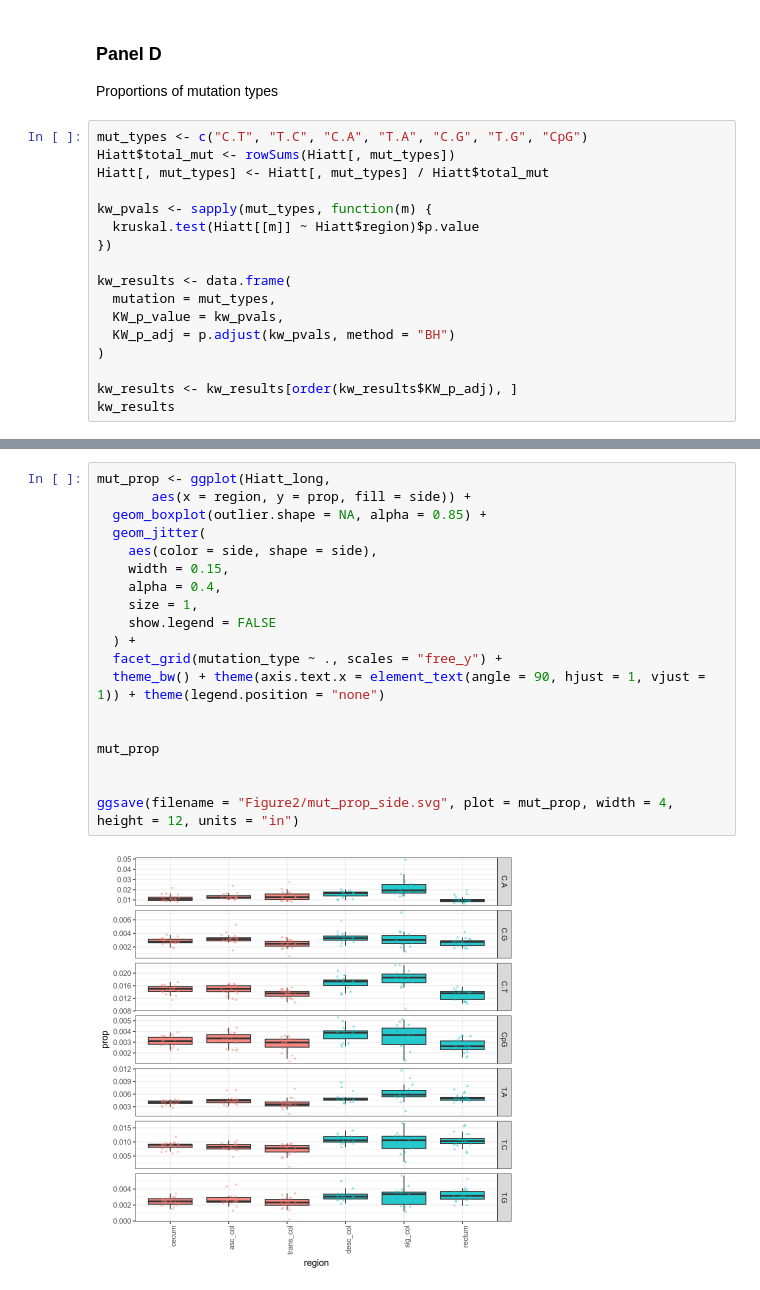
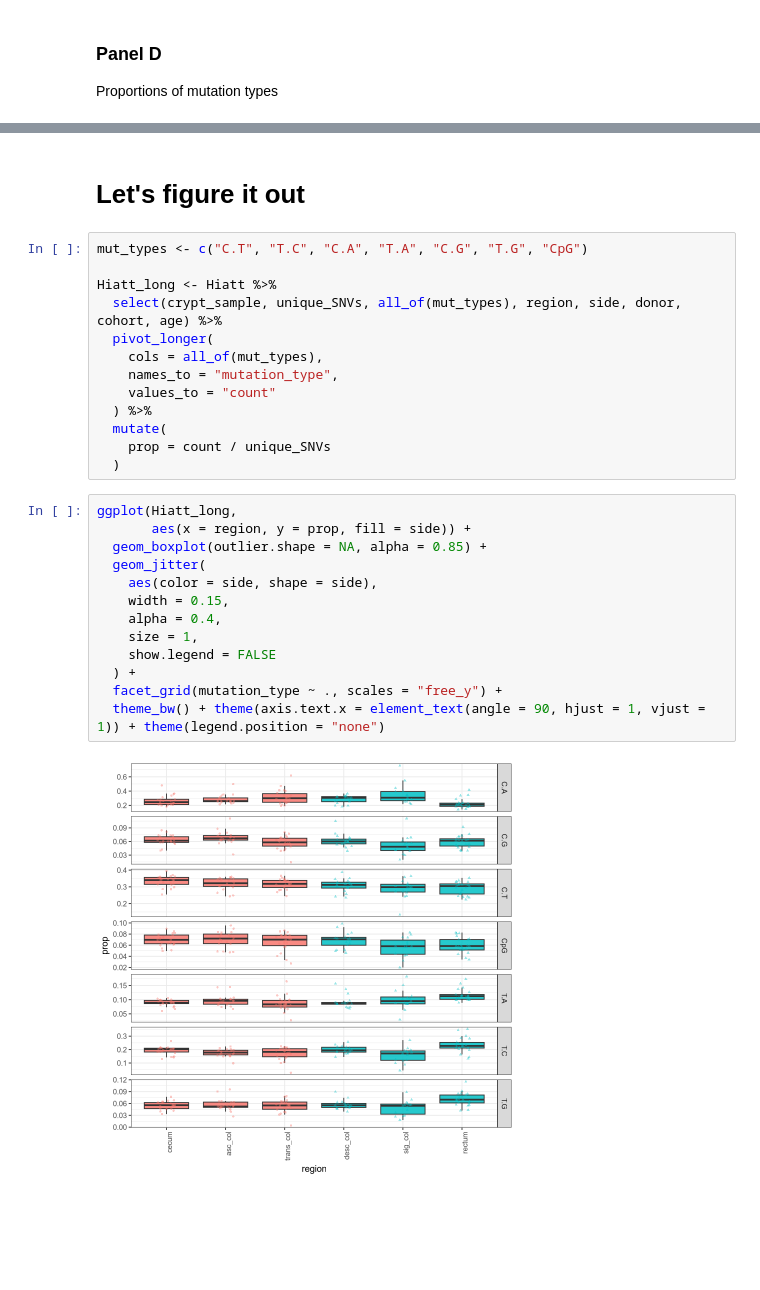
Before and after one commit to laurelhiatt/SEMIColon, a Jupyter notebook: scripts/figures/Figure2.ipynb, the cells around one changed output, grey strips where cells are left out. Saved outputs shown, nothing was run; the diff lists cells and outputs as text; blank space fills up the shorter version.

```diff
--- a/scripts/figures/Figure2.ipynb
+++ b/scripts/figures/Figure2.ipynb
@@ -367,20 +363,3 @@ ggsave(filename = "Figure2/exp_v_con_mean.svg", plot = plot_amsd_histogram(exp_v
 # %% [markdown]
 ### Panel D
 Proportions of mutation types
-# %%
-mut_types <- c("C.T", "T.C", "C.A", "T.A", "C.G", "T.G", "CpG")
-Hiatt$total_mut <- rowSums(Hiatt[, mut_types])
-Hiatt[, mut_types] <- Hiatt[, mut_types] / Hiatt$total_mut
-
-kw_pvals <- sapply(mut_types, function(m) {
-  kruskal.test(Hiatt[[m]] ~ Hiatt$region)$p.value
-})
-
-kw_results <- data.frame(
-  mutation = mut_types,
-  KW_p_value = kw_pvals,
-  KW_p_adj = p.adjust(kw_pvals, method = "BH")
-)
-
-kw_results <- kw_results[order(kw_results$KW_p_adj), ]
-kw_results
@@ -473,21 +366,30 @@ A tibble: 7 × 6
-# %%
-mut_prop <- ggplot(Hiatt_long,
-       aes(x = region, y = prop, fill = side)) +
-  geom_boxplot(outlier.shape = NA, alpha = 0.85) +
-  geom_jitter(
-    aes(color = side, shape = side),
-    width = 0.15,
-    alpha = 0.4,
-    size = 1,
-    show.legend = FALSE
-  ) +
-  facet_grid(mutation_type ~ ., scales = "free_y") +
-  theme_bw() + theme(axis.text.x = element_text(angle = 90, hjust = 1, vjust = 1)) + theme(legend.position = "none")
-
-
-mut_prop
-
-
-ggsave(filename = "Figure2/mut_prop_side.svg", plot = mut_prop, width = 4, height = 12, units = "in")
-# %% [output]
-[figure, removed]
+# %% [markdown]
+# Let's figure it out
+# %%
+mut_types <- c("C.T", "T.C", "C.A", "T.A", "C.G", "T.G", "CpG")
+
+Hiatt_long <- Hiatt %>%
+  select(crypt_sample, unique_SNVs, all_of(mut_types), region, side, donor, cohort, age) %>%
+  pivot_longer(
+    cols = all_of(mut_types),
+    names_to = "mutation_type",
+    values_to = "count"
+  ) %>%
+  mutate(
+    prop = count / unique_SNVs
+  )
+# %%
+ggplot(Hiatt_long,
+       aes(x = region, y = prop, fill = side)) +
+  geom_boxplot(outlier.shape = NA, alpha = 0.85) +
+  geom_jitter(
+    aes(color = side, shape = side),
+    width = 0.15,
+    alpha = 0.4,
+    size = 1,
+    show.legend = FALSE
+  ) +
+  facet_grid(mutation_type ~ ., scales = "free_y") +
+  theme_bw() + theme(axis.text.x = element_text(angle = 90, hjust = 1, vjust = 1)) + theme(legend.position = "none")
+# %% [output]
+[figure, added]
```
Also changed, not shown: parts of 32 cells of this notebook, 1 other file.
